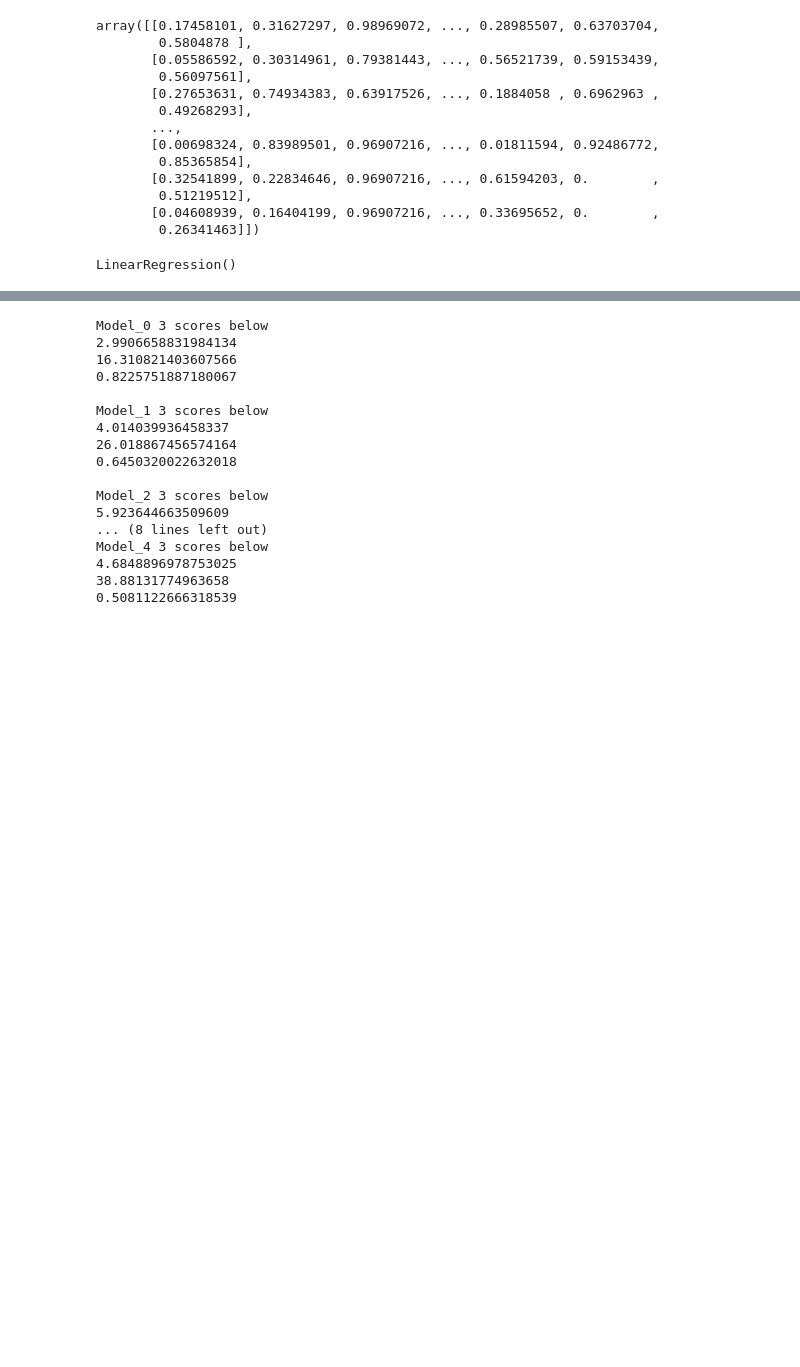
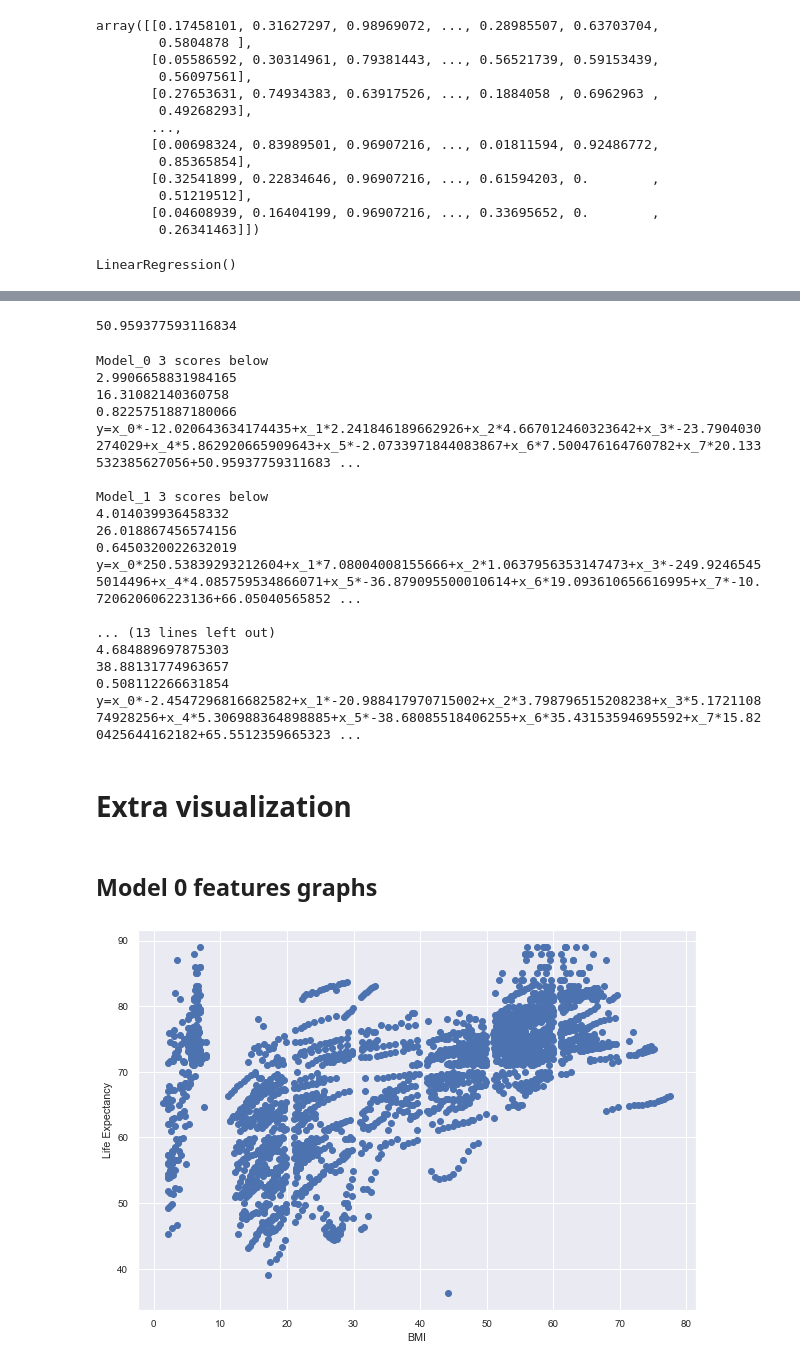
Before and after one commit to merkol/CS452, a Jupyter notebook: Homework_1/Life_Expectancy.ipynb, the cells around one changed output, grey strips where cells are left out. Saved outputs shown, nothing was run; the diff lists cells and outputs as text; code cells hidden in the pictures; blank space fills up the shorter version.

```diff
--- a/Homework_1/Life_Expectancy.ipynb
+++ b/Homework_1/Life_Expectancy.ipynb
@@ -283,0 +290,5 @@ y4_predict=model_4.predict(scaled_X4test)
+# %%
+# It has to be a number not array
+float(model_0.intercept_)
+# %% [output]
+50.959377593116834
@@ -284,44 +322,61 @@ y4_predict=model_4.predict(scaled_X4test)
 # %%
-# Evaluating
+# Scores Evaluating and Lineer Regression formula
 print("Model_0 3 scores below")
 print(mean_absolute_error(y_test,y_predict))
 print(mean_squared_error(y_test,y_predict))
 print(r2_score(y_test,y_predict))
+print(str_0)
 print()
 print('Model_1 3 scores below')
 print(mean_absolute_error(y1_test,y1_predict))
 print(mean_squared_error(y1_test,y1_predict))
 print(r2_score(y1_test,y1_predict))
+print(str_1)
 print()
 print('Model_2 3 scores below')
 print(mean_absolute_error(y2_test,y2_predict))
 print(mean_squared_error(y2_test,y2_predict))
 print(r2_score(y2_test,y2_predict))
+print(str_2)
 print()
 print('Model_3 3 scores below')
 print(mean_absolute_error(y3_test,y3_predict))
 print(mean_squared_error(y3_test,y3_predict))
 print(r2_score(y3_test,y3_predict))
+print(str_3)
 print()
 print('Model_4 3 scores below')
 print(mean_absolute_error(y4_test,y4_predict))
 print(mean_squared_error(y4_test,y4_predict))
 print(r2_score(y4_test,y4_predict))
+print(str_4)
 # %% [output]
 Model_0 3 scores below
-2.9906658831984134
-16.310821403607566
-0.8225751887180067
+2.9906658831984165
+16.31082140360758
+0.8225751887180066
+y=x_0*-12.020643634174435+x_1*2.241846189662926+x_2*4.667012460323642+x_3*-23.7904030274029+x_4*5.862920665909643+x_5*-2.0733971844083867+x_6*7.500476164760782+x_7*20.133532385627056+50.95937759311683 ...
 
 Model_1 3 scores below
-4.014039936458337
-26.018867456574164
-0.6450320022632018
+4.014039936458332
+26.018867456574156
+0.6450320022632019
+y=x_0*250.53839293212604+x_1*7.08004008155666+x_2*1.0637956353147473+x_3*-249.92465455014496+x_4*4.085759534866071+x_5*-36.879095500010614+x_6*19.093610656616995+x_7*-10.720620606223136+66.05040565852 ...
 
-Model_2 3 scores below
-5.923644663509609
-... (8 lines left out)
-Model_4 3 scores below
-4.6848896978753025
-38.88131774963658
-0.5081122666318539
+... (13 lines left out)
+4.684889697875303
+38.88131774963657
+0.508112266631854
+y=x_0*-2.4547296816682582+x_1*-20.988417970715002+x_2*3.798796515208238+x_3*5.172110874928256+x_4*5.306988364898885+x_5*-38.68085518406255+x_6*35.43153594695592+x_7*15.820425644162182+65.5512359665323 ...
+# %% [markdown]
+# Extra visualization
+# %% [markdown]
+## Model 0 features graphs
+# %%
+plt.figure(figsize=(10,7))
+plt.scatter(df_0[' BMI '],df_0['Life expectancy '])
+plt.xlabel("BMI")
+plt.ylabel("Life Expectancy")
+plt.show()
+# %% [output]
+[figure, added]
```
Also changed, not shown: parts of 23 cells of this notebook.
